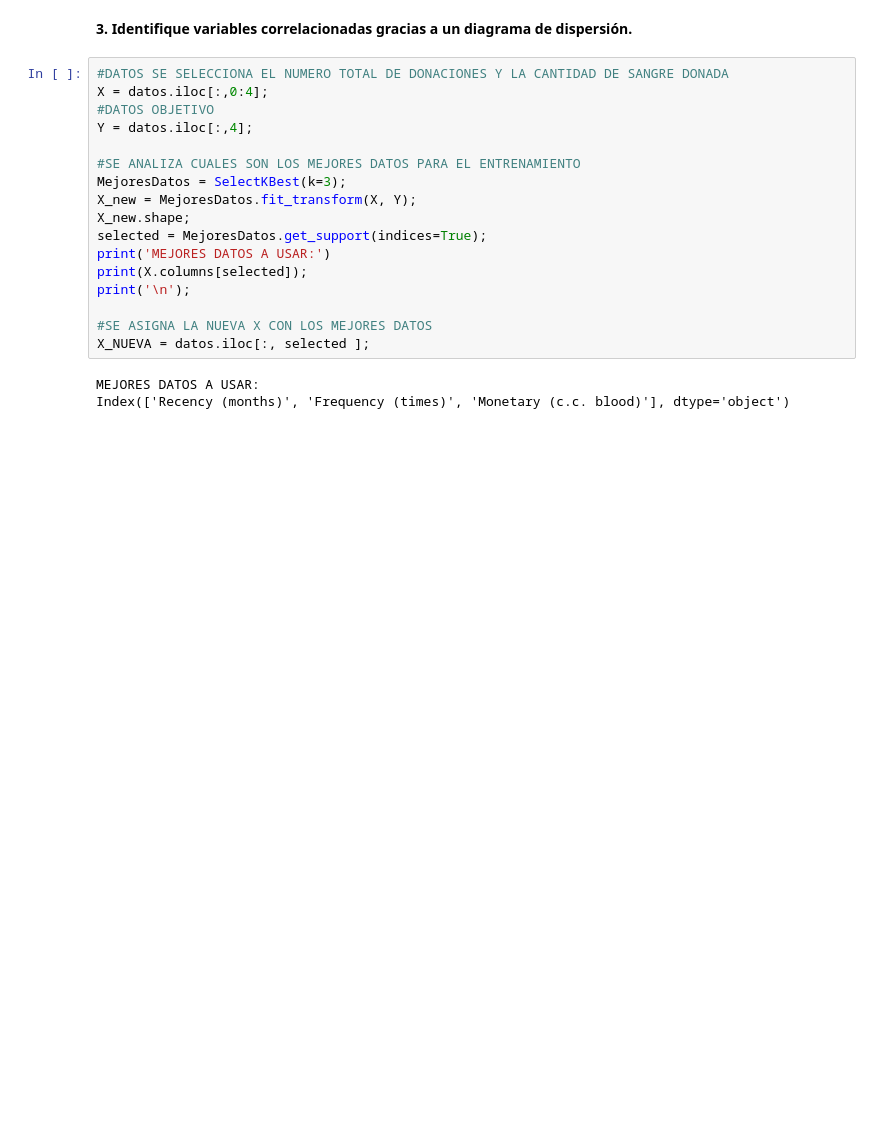
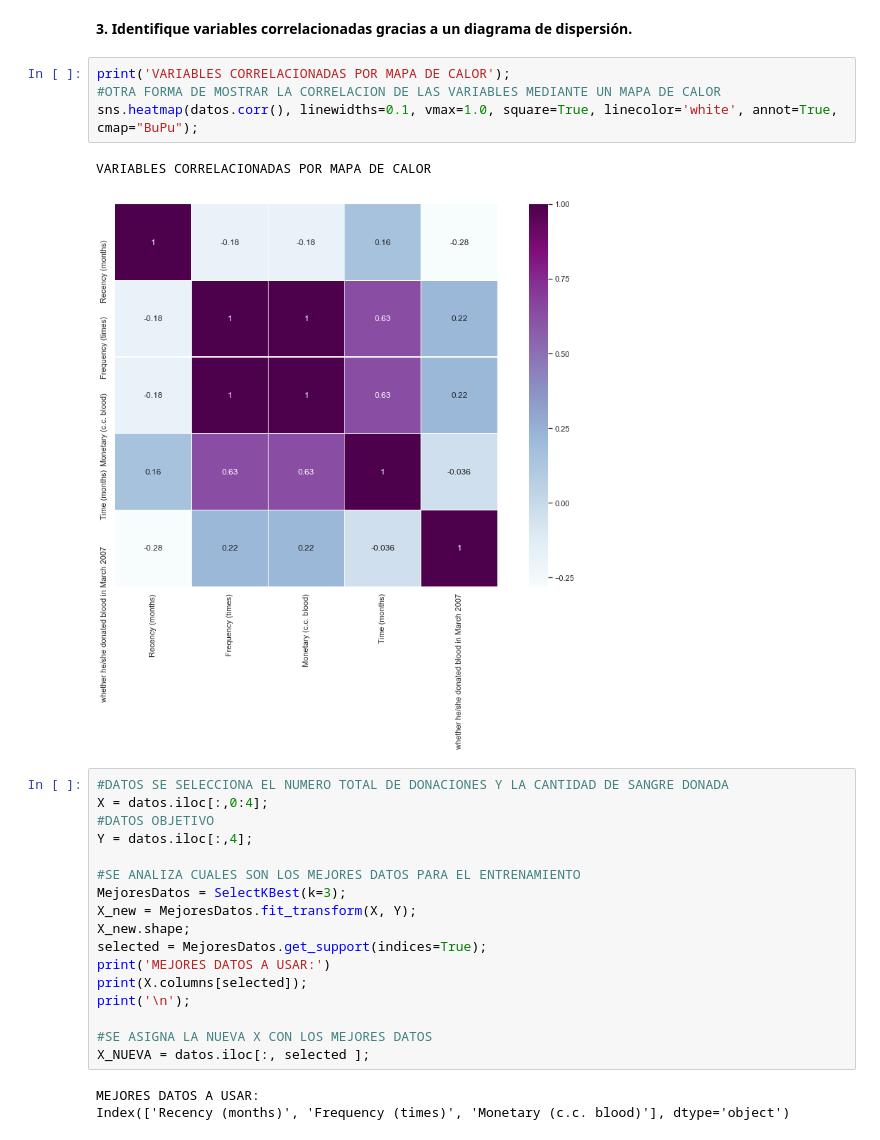
Before and after one commit to S-H-U-R-A/Electiva5, a Jupyter notebook: Electiva 5/3.6. Examen 3 Clustering/12-Exam-NaiveBayes-YRuedaJGutierrez.ipynb, the cells around one changed output. Cells and saved outputs as stored; diff of their text form; blank space fills up the shorter version.

```diff
--- a/Electiva 5/3.6. Examen 3 Clustering/12-Exam-NaiveBayes-YRuedaJGutierrez.ipynb
+++ b/Electiva 5/3.6. Examen 3 Clustering/12-Exam-NaiveBayes-YRuedaJGutierrez.ipynb
@@ -134,5 +142,12 @@ Desviación estándar: 0.42612432780145154
 # %% [markdown]
 **3. Identifique variables correlacionadas gracias a un diagrama de dispersión.**
+# %%
+print('VARIABLES CORRELACIONADAS POR MAPA DE CALOR');
+#OTRA FORMA DE MOSTRAR LA CORRELACION DE LAS VARIABLES MEDIANTE UN MAPA DE CALOR
+sns.heatmap(datos.corr(), linewidths=0.1, vmax=1.0, square=True, linecolor='white', annot=True, cmap="BuPu");
+# %% [output]
+VARIABLES CORRELACIONADAS POR MAPA DE CALOR
+[figure, added]
 # %%
 #DATOS SE SELECCIONA EL NUMERO TOTAL DE DONACIONES Y LA CANTIDAD DE SANGRE DONADA
 X = datos.iloc[:,0:4];
```
Also changed, not shown: parts of 10 cells of this notebook, 2 other files.
